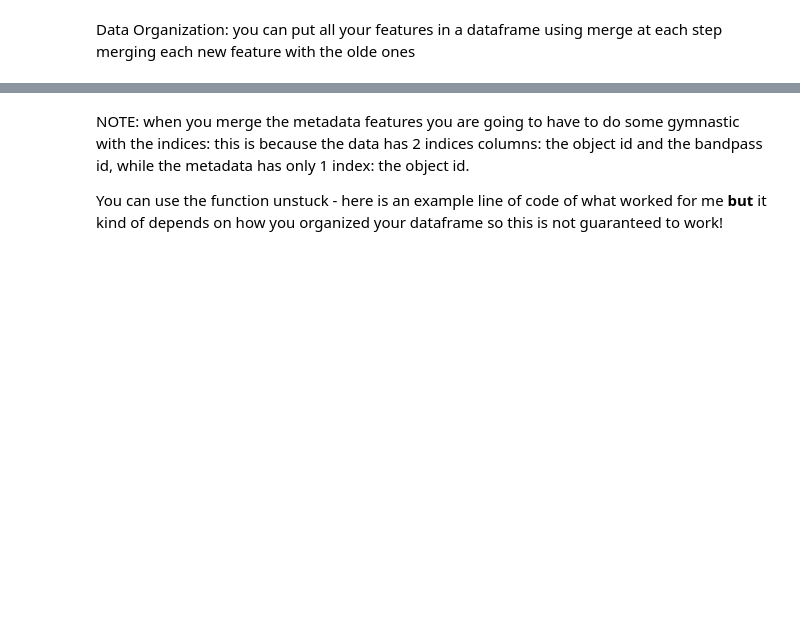
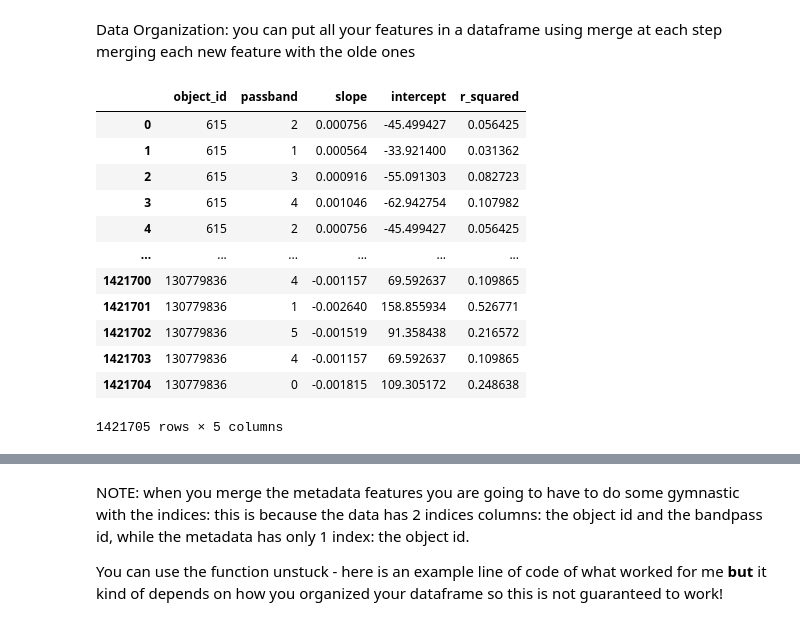
Before and after one commit to urvesh2012/MLTSA25_UBhagat, a Jupyter notebook: HW4/HW4_UrveshBhagat_PLAsTICC_GP_homework.ipynb, the cells around one changed output, grey strips where cells are left out. Cells and saved outputs as stored; diff of their text form; code cells hidden in the pictures; blank space fills up the shorter version.

```diff
--- a/HW4/HW4_UrveshBhagat_PLAsTICC_GP_homework.ipynb
+++ b/HW4/HW4_UrveshBhagat_PLAsTICC_GP_homework.ipynb
@@ -323,3 +358,14 @@ If a distribution has spikes the standard deviation will be larger even if the o
 Standardize the lcvs and extract some features from the raw lightcurve -
 # %% [markdown]
 You can do it use  the preprocessing.scale function and groupby, which group by object and band. It does its job, but it is slow
+# %%
+from sklearn import preprocessing
+
+# Standardize flux
+lcvs['flux_scaled'] = lcvs.groupby(['object_id', 'passband'])['flux'].transform(preprocessing.scale)
+
+# Standardize flux errors
+lcvs['flux_err_scaled'] = lcvs.groupby(['object_id', 'passband'])['flux_err'].transform(lambda x: preprocessing.scale(x))
+
+# Create a new DataFrame with the standardized features
+lcvs_scaled = lcvs[['object_id', 'mjd', 'passband', 'flux_scaled', 'flux_err_scaled']].copy()
@@ -328,0 +414,30 @@ print("Standard Deviation:", std_norm)
+# %%
+# prompt: parametric features: extract some features that come from simple models of the lightcurve, e.g. line fits
+
+import pandas as pd
+# Group data by object and passband
+grouped = lcvs_scaled.groupby(['object_id', 'passband'])
+
+# Function to fit a line and extract features
+def fit_line(group):
+    x = group['mjd'].values
+    y = group['flux_scaled'].values
+    X = sm.add_constant(x)
+    model = sm.OLS(y, X).fit()
+    return pd.Series({
+        'slope': model.params[1],
+        'intercept': model.params[0],
+        'r_squared': model.rsquared
+    })
+
+# Apply the line fitting function to each group
+line_fits = grouped.apply(fit_line)
+
+# Reset the index to make 'object_id' and 'passband' regular columns
+line_fits = line_fits.reset_index()
+
+# Merge the line fit features back into the main DataFrame
+lcvs_scaled = pd.merge(lcvs_scaled, line_fits, on=['object_id', 'passband'], how='left')
+
+# Now lcvs_scaled contains the slope, intercept and R-squared of the linear fit for each object and passband.
+lcvs_scaled.head()
@@ -340,0 +459,17 @@ features.head()
+# %%
+line_fit= lcvs_scaled[["object_id", "passband","slope", "intercept", "r_squared"]].copy()
+line_fit
+# %% [output]
+|  | object_id | passband | slope | intercept | r_squared |
+| 0 | 615 | 2 | 0.000756 | -45.499427 | 0.056425 |
+| 1 | 615 | 1 | 0.000564 | -33.921400 | 0.031362 |
+| 2 | 615 | 3 | 0.000916 | -55.091303 | 0.082723 |
+| 3 | 615 | 4 | 0.001046 | -62.942754 | 0.107982 |
+| 4 | 615 | 2 | 0.000756 | -45.499427 | 0.056425 |
+| ... | ... | ... | ... | ... | ... |
+| 1421700 | 130779836 | 4 | -0.001157 | 69.592637 | 0.109865 |
+| 1421701 | 130779836 | 1 | -0.002640 | 158.855934 | 0.526771 |
+| 1421702 | 130779836 | 5 | -0.001519 | 91.358438 | 0.216572 |
+| 1421703 | 130779836 | 4 | -0.001157 | 69.592637 | 0.109865 |
+| 1421704 | 130779836 | 0 | -0.001815 | 109.305172 | 0.248638 |
+1421705 rows × 5 columns
```
Also changed, not shown: parts of 13 cells of this notebook.
